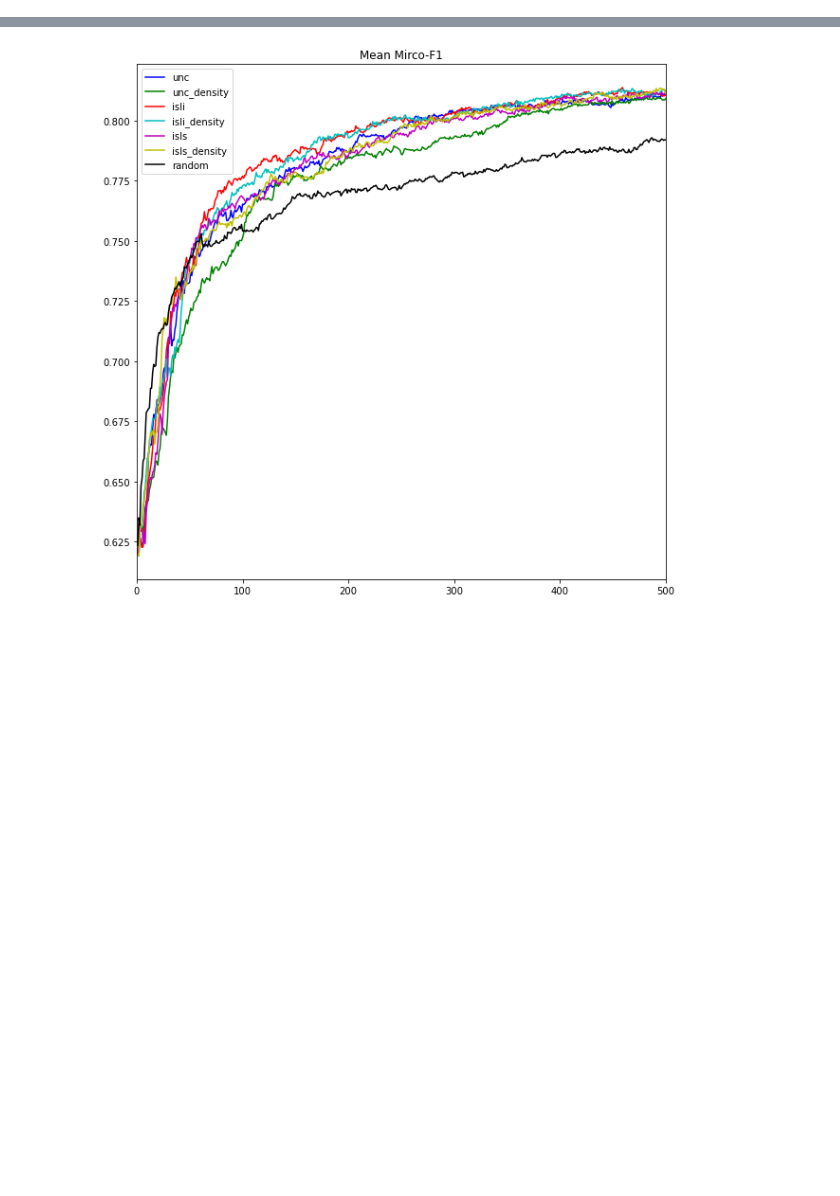
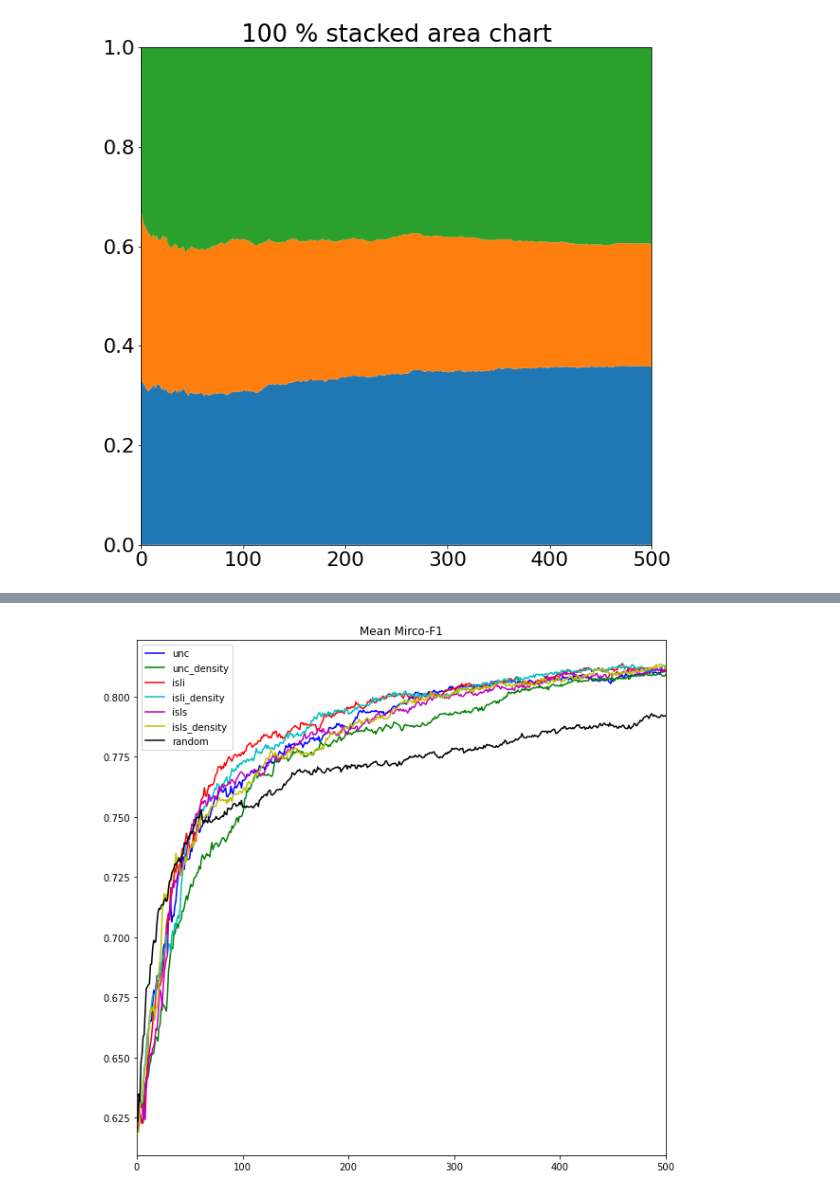
Before and after one commit to jsandersen/ProxyAL, a Jupyter notebook: eval_proxy/plot_results.ipynb, the cells around one changed output, grey strips where cells are left out. Saved outputs shown, nothing was run; the diff lists cells and outputs as text; code cells hidden in the pictures; blank space fills up the shorter version.

```diff
--- a/eval_proxy/plot_results.ipynb
+++ b/eval_proxy/plot_results.ipynb
@@ -9,0 +61,37 @@ plt.rcParams["figure.figsize"] = (10,10)
+# %%
+# libraries
+import numpy as np
+import matplotlib.pyplot as plt
+import pandas as pd
+
+def plot_c(c_list):
+    meta_l = []
+    for k in range(5):
+        l = [[] for i in range(len(c_list[0, k]))]
+
+        for i in c_list[k]:
+            for j in range(len(i)):
+                l[j].append(i[j])
+
+        meta_l.append(l)
+    meta_l=np.array(meta_l).mean(axis=0)
+
+    groups = {f'group_{i}':meta_l[i] for i in range(len(l))}
+
+    # Make data
+    data = pd.DataFrame(groups)
+
+    # We need to transform the data from raw data to percentage (fraction)
+    data_perc = data.divide(data.sum(axis=1), axis=0)
+    groups_list = [data_perc[f'group_{i}'] for i in range(len(l))]
+
+    # Make the plot
+    plt.stackplot(range(501),  *groups_list, labels=['A','B','C'])
+    #plt.legend(loc='upper left')
+    plt.margins(0,0)
+    plt.title('100 % stacked area chart')
+    plt.show()
+# %%
+plot_c(c_list)
+# %% [output]
+[figure, added]
```
Also changed, not shown: parts of 10 cells of this notebook, 31 other files.
